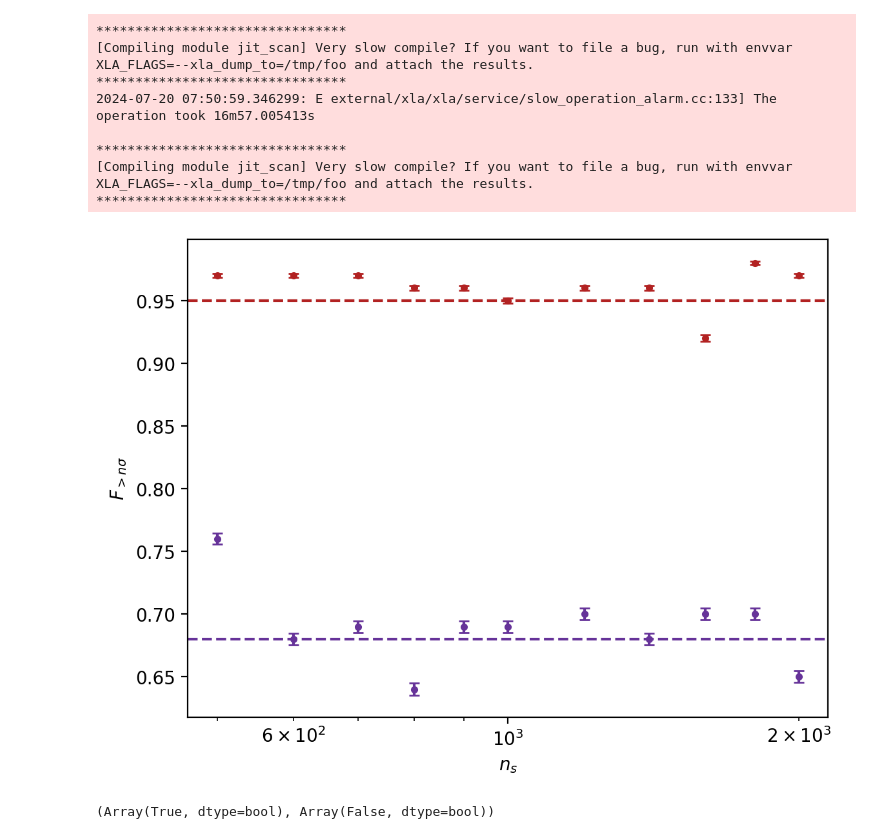
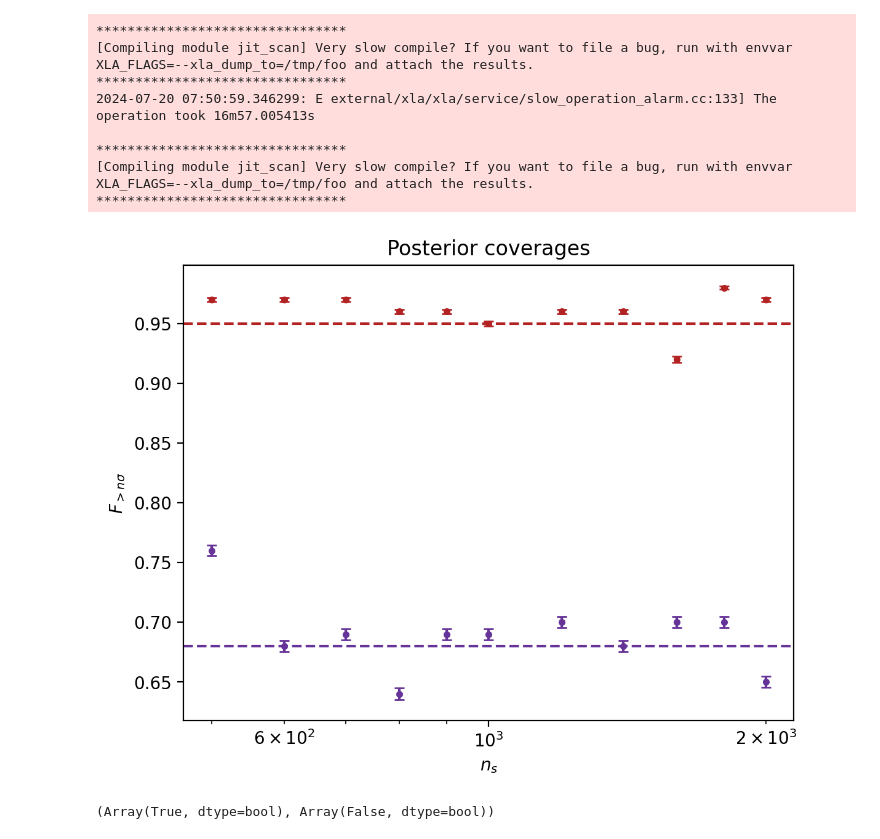
Before and after one commit to homerjed/frequentist_matching_priors, a Jupyter notebook: src/frequentist_matching_priors_coverage.ipynb, the cells around one changed output. Drawn from its saved outputs; the diff is of its cells as text; code cells hidden in the pictures.

```diff
--- a/src/frequentist_matching_priors_coverage.ipynb
+++ b/src/frequentist_matching_priors_coverage.ipynb
@@ -252,32 +252,34 @@ with trange(len(n_sims_args)) as bar:
 # %%
 F1 = C > 1. - 0.68
 F2 = C > 1. - 0.95
 
 err_kwargs = dict(linestyle="", capsize=3, marker=".")
 
 plt.figure(dpi=200)
+plt.title("Posterior coverages")
 line = plt.errorbar(
     n_sims_args,
     F1.mean(axis=1),
     yerr=F1.std(axis=1) / n_datavectors,
     color="rebeccapurple",
     **err_kwargs
 )
 plt.axhline(0.68, linestyle="--", color="rebeccapurple")
 plt.errorbar(
     n_sims_args,
     F2.mean(axis=1),
     yerr=F2.std(axis=1) / n_datavectors,
     color="firebrick",
     **err_kwargs
 )
 plt.axhline(0.95, linestyle="--", color="firebrick")
 plt.xlabel(r"$n_s$")
 plt.ylabel(r"$F_{>n\sigma}$")
 plt.xscale("log")
+plt.savefig("coverages.png")
 plt.show()
 # %% [output]
-[figure, old version]
+[figure, new version]
 # %%
 jnp.isfinite(SAMPLES).all(), jnp.isfinite(PROBS).all()
 # %% [output]
```
Also changed, not shown: parts of 1 cell of this notebook, 5 other files.
